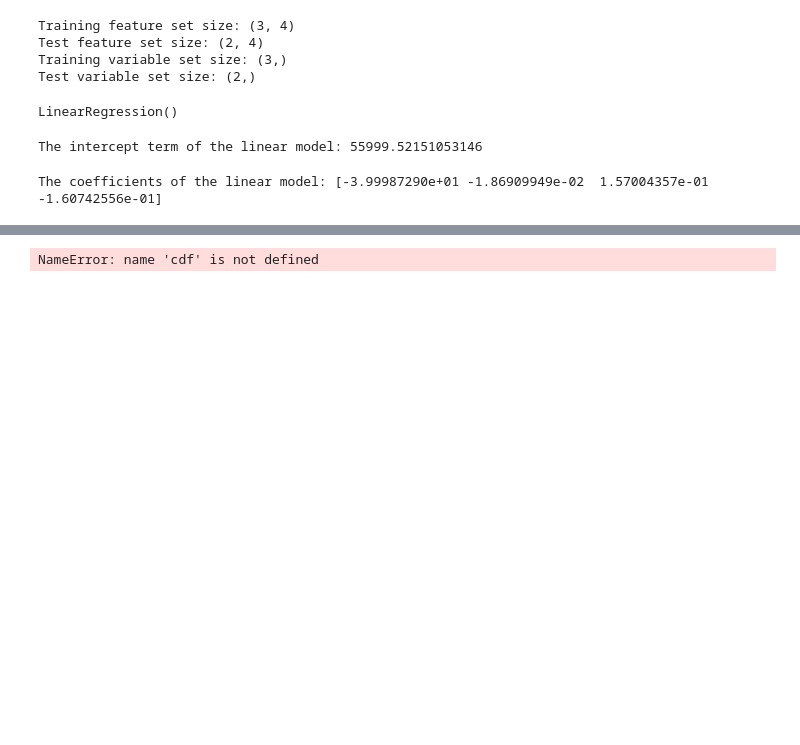
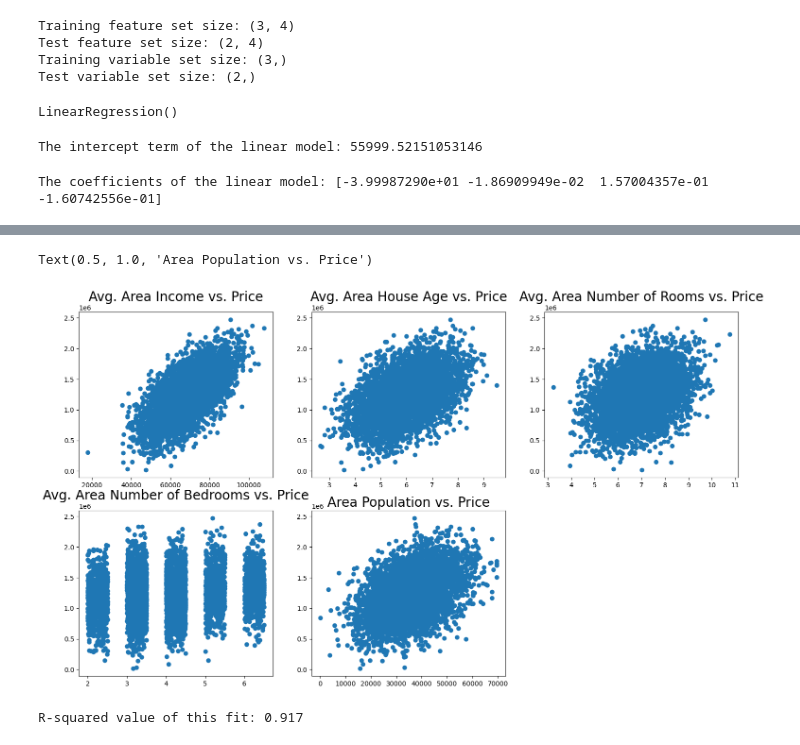
Before and after one commit to aderisky2602/ade, a Jupyter notebook: Prak7kompgrafis.ipynb, the cells around one changed output, grey strips where cells are left out. Cells and saved outputs as stored; diff of their text form; code cells hidden in the pictures; blank space fills up the shorter version.

```diff
--- a/Prak7kompgrafis.ipynb
+++ b/Prak7kompgrafis.ipynb
@@ -158,44 +237,34 @@ NameError: name 'cdf' is not defined
 # %%
-import matplotlib.pyplot as plt
-import matplotlib.gridspec as gridspec
+l=list(cdf.index)
+from matplotlib import gridspec
+fig = plt.figure(figsize=(18, 10))
+gs = gridspec.GridSpec(2,3)
+#f, ax = plt.subplots(nrows=1,ncols=len(l), sharey=True)
+ax0 = plt.subplot(gs[0])
+ax0.scatter(df[l[0]],df['Price'])
+ax0.set_title(l[0]+" vs. Price", fontdict={'fontsize':20})
 
-# Daftar kolom
-l=list(cdf.index)
+ax1 = plt.subplot(gs[1])
+ax1.scatter(df[l[1]],df['Price'])
+ax1.set_title(l[1]+" vs. Price",fontdict={'fontsize':20})
 
-# Membuat figure dan gridspec
-fig = plt.figure(figsize=(18, 10))
-gs = gridspec.GridSpec(2, 3)
-#f, ax = plt.subplots(nrows=1,ncols=len(l), sharey=True)
+ax2 = plt.subplot(gs[2])
+ax2.scatter(df[l[2]],df['Price'])
+ax2.set_title(l[2]+" vs. Price",fontdict={'fontsize':20})
 
-# Subplot 1
-axe0 = plt.subplot(gs[0])
-axe0.scatter(df[l[0]], df['Price'])
-axe0.set_title(l[0] + " vs. Price", fontdict={'fontsize': 20})
+ax3 = plt.subplot(gs[3])
+ax3.scatter(df[l[3]],df['Price'])
+ax3.set_title(l[3]+" vs. Price",fontdict={'fontsize':20})
 
-# Subplot 2
-ax1 = plt.subplot(gs[1])
-ax1.scatter(df[l[1]], df['Price'])
-ax1.set_title(l[1] + " vs. Price", fontdict={'fontsize': 20})
-
-# Subplot 3
-ax2 = plt.subplot(gs[2])
-ax2.scatter(df[l[2]], df['Price'])
-ax2.set_title(l[2] + " vs. Price", fontdict={'fontsize': 20})
-
-# Subplot 4
-ax3 = plt.subplot(gs[3])
-ax3.scatter(df[l[3]], df['Price'])
-ax3.set_title(l[3] + " vs. Price", fontdict={'fontsize': 20})
-
-# Subplot 5
 ax4 = plt.subplot(gs[4])
-ax4.scatter(df[l[4]], df['Price'])
-ax4.set_title(l[4] + " vs. Price", fontdict={'fontsize': 20})
-
-# Menampilkan plot
-plt.tight_layout()
-plt.show()
+ax4.scatter(df[l[4]],df['Price'])
+ax4.set_title(l[4]+" vs. Price",fontdict={'fontsize':20})
 # %% [output]
-NameError: name 'cdf' is not defined
+Text(0.5, 1.0, 'Area Population vs. Price')
+[figure, added]
+# %%
+print("R-squared value of this fit:",round(metrics.r2_score(y_train,train_pred),3))
+# %% [output]
+R-squared value of this fit: 0.917
 # %%
 predictions = lm.predict(X_test)
```
Also changed, not shown: parts of 23 cells of this notebook.
